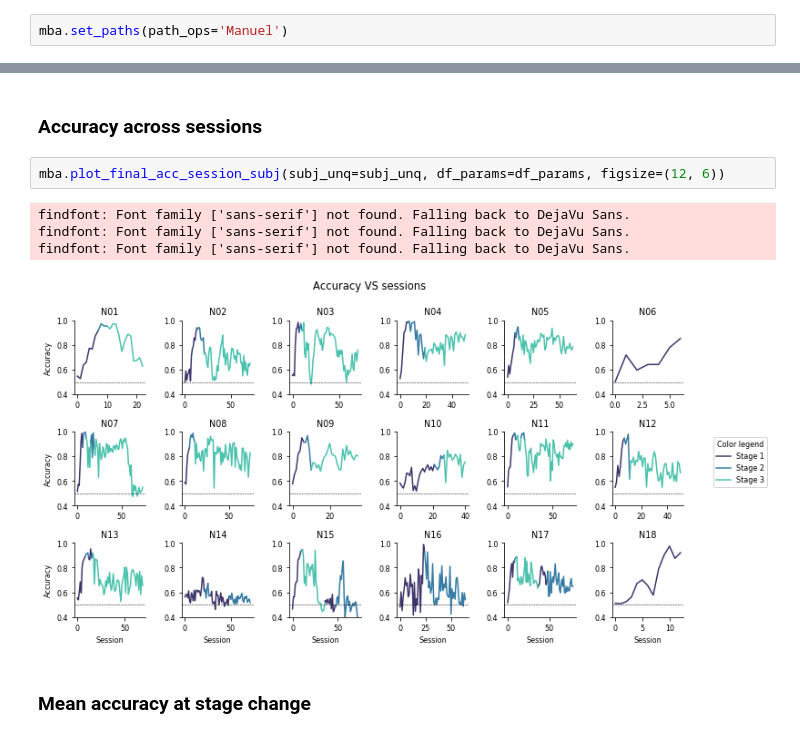
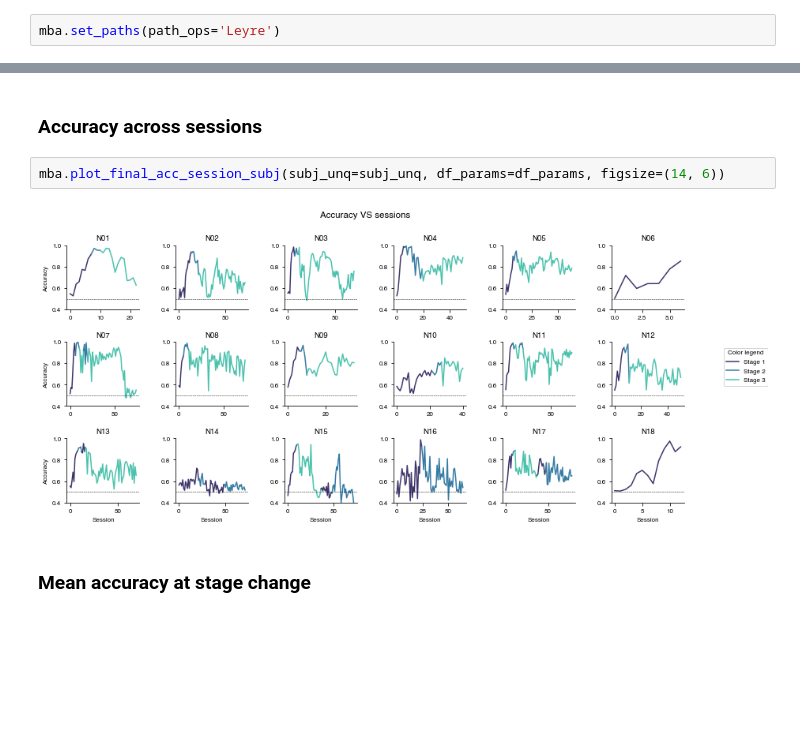
Before and after one commit to manuelmolano/ngym_shaping, a Jupyter notebook: Results_mice_behave_analysis.ipynb, the cells around one changed output, grey strips where cells are left out. Saved outputs shown, nothing was run; the diff lists cells and outputs as text; blank space fills up the shorter version.

```diff
--- a/Results_mice_behave_analysis.ipynb
+++ b/Results_mice_behave_analysis.ipynb
@@ -13,18 +12,15 @@ import mice_behav_analysis as mba
 import warnings
 warnings.filterwarnings('ignore')
 # %%
-mba.set_paths(path_ops='Manuel')
+mba.set_paths(path_ops='Leyre')
 # %%
 df_trials, df_params, subj_unq = mba.load_data()
 # %% [markdown]
 ### Accuracy across sessions
 # %%
-mba.plot_final_acc_session_subj(subj_unq=subj_unq, df_params=df_params, figsize=(12, 6))
+mba.plot_final_acc_session_subj(subj_unq=subj_unq, df_params=df_params, figsize=(14, 6))
 # %% [output]
-findfont: Font family ['sans-serif'] not found. Falling back to DejaVu Sans.
-findfont: Font family ['sans-serif'] not found. Falling back to DejaVu Sans.
-findfont: Font family ['sans-serif'] not found. Falling back to DejaVu Sans.
-[figure, old version]
+[figure, new version]
 # %% [markdown]
 ### Mean accuracy at stage change
 # %%
```
Also changed, not shown: parts of 8 cells of this notebook, 1 other file.
